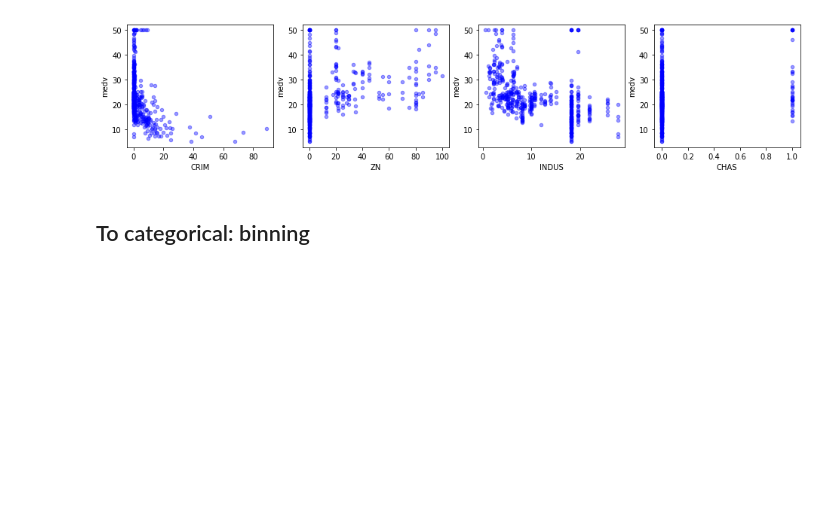
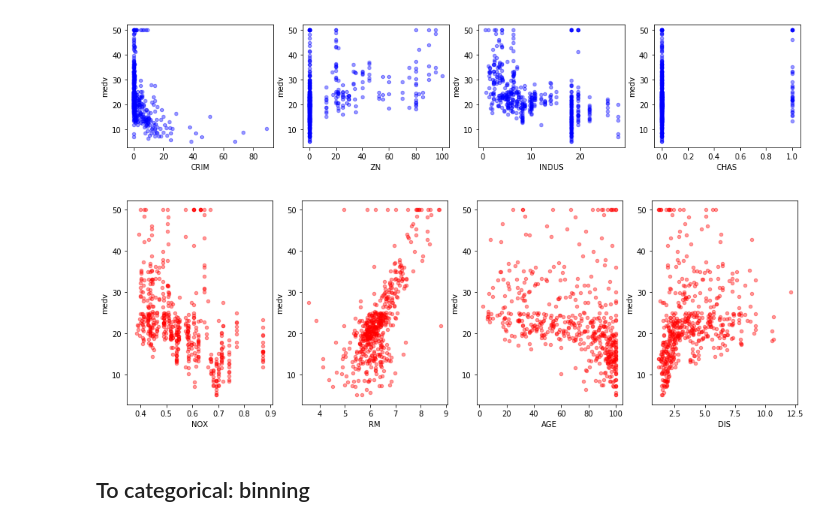
Before and after one commit to jmt0221/dsc-dealing-with-categorical-variables-lab-nyc-ds-082619, a Jupyter notebook: index.ipynb, the cells around one changed output. Drawn from its saved outputs; the diff is of its cells as text; code cells hidden in the pictures; blank space fills up the shorter version.

```diff
--- a/index.ipynb
+++ b/index.ipynb
@@ -154,5 +154,7 @@ for xcol, ax in zip(list(boston_features)[0:4], axes):
 [figure]
 # %%
 fig,axes = plt.subplots(nrows=1,ncols=4,figsize=(16,5))
-for xcol,ax in zip(list(boston_features)[4:8],axes)
+for xcol,ax in zip(list(boston_features)[4:8],axes):
     boston_df.plot(kind='scatter',x=xcol,y='medv',ax=ax,alpha=0.4,color='r')
+# %% [output]
+[figure, added]
```
Also changed, not shown: parts of 1 cell of this notebook.
